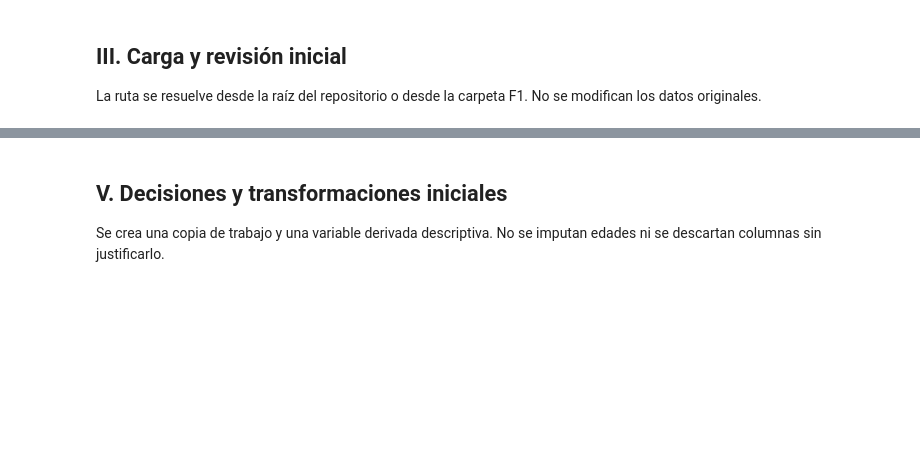
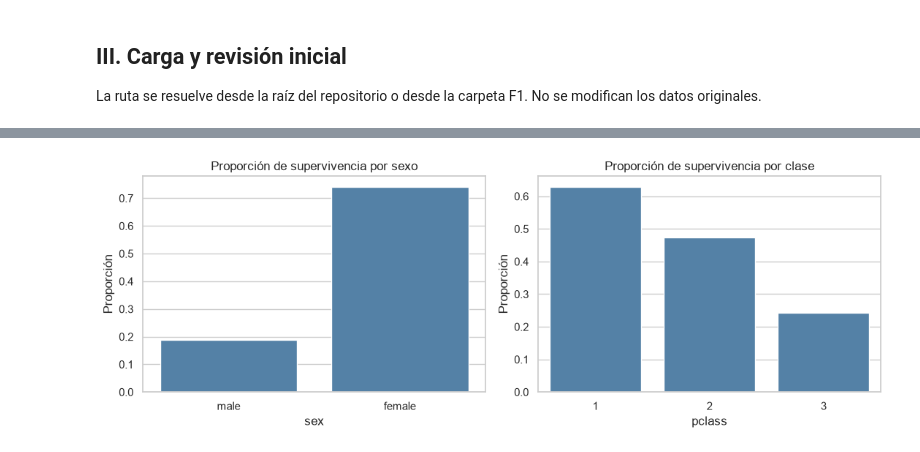
Before and after one commit to vedurancisterna-alt/Exploracion-Inteligente-de-Datos-Dat, a Jupyter notebook: F1/F1_Sumativa_EDA_Titanic.ipynb, the cells around one changed output, grey strips where cells are left out. Saved outputs shown, nothing was run; the diff lists cells and outputs as text; code cells hidden in the pictures; blank space fills up the shorter version.

```diff
--- a/F1/F1_Sumativa_EDA_Titanic.ipynb
+++ b/F1/F1_Sumativa_EDA_Titanic.ipynb
@@ -60,11 +146,10 @@ display(por_clase.rename(columns={'mean':'proporcion_supervivencia'}))
 # %%
 fig, axes = plt.subplots(1,2,figsize=(11,4))
-sns.barplot(data=df, x='sex', y='survived', errorbar=None, ax=axes[0])
-sns.barplot(data=df, x='pclass', y='survived', errorbar=None, ax=axes[1])
+sns.barplot(data=df, x='sex', y='survived', errorbar=None, ax=axes[0], color='steelblue')
+sns.barplot(data=df, x='pclass', y='survived', errorbar=None, ax=axes[1], color='steelblue')
 axes[0].set(title='Proporción de supervivencia por sexo', ylabel='Proporción')
 axes[1].set(title='Proporción de supervivencia por clase', ylabel='Proporción')
 plt.tight_layout()
 plt.show()
+# %% [output]
+[figure, added]
-# %% [markdown]
-## V. Decisiones y transformaciones iniciales
-Se crea una copia de trabajo y una variable derivada descriptiva. No se imputan edades ni se descartan columnas sin justificarlo.
```
Also changed, not shown: parts of 29 cells of this notebook.
